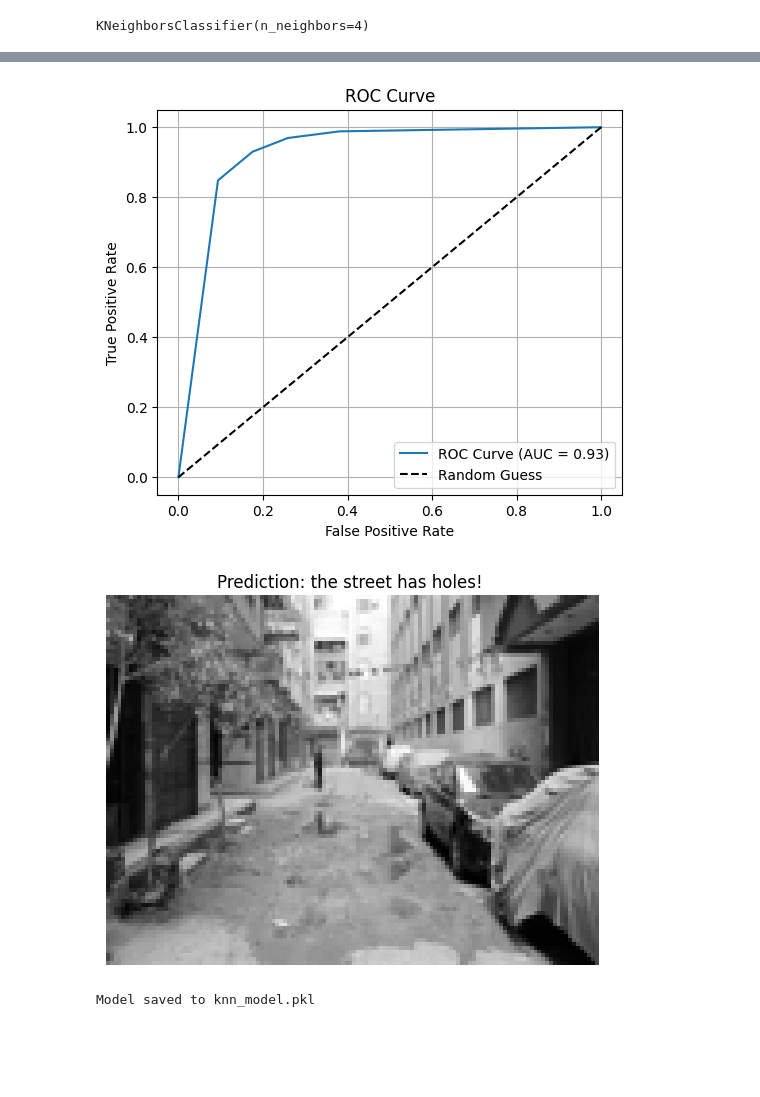
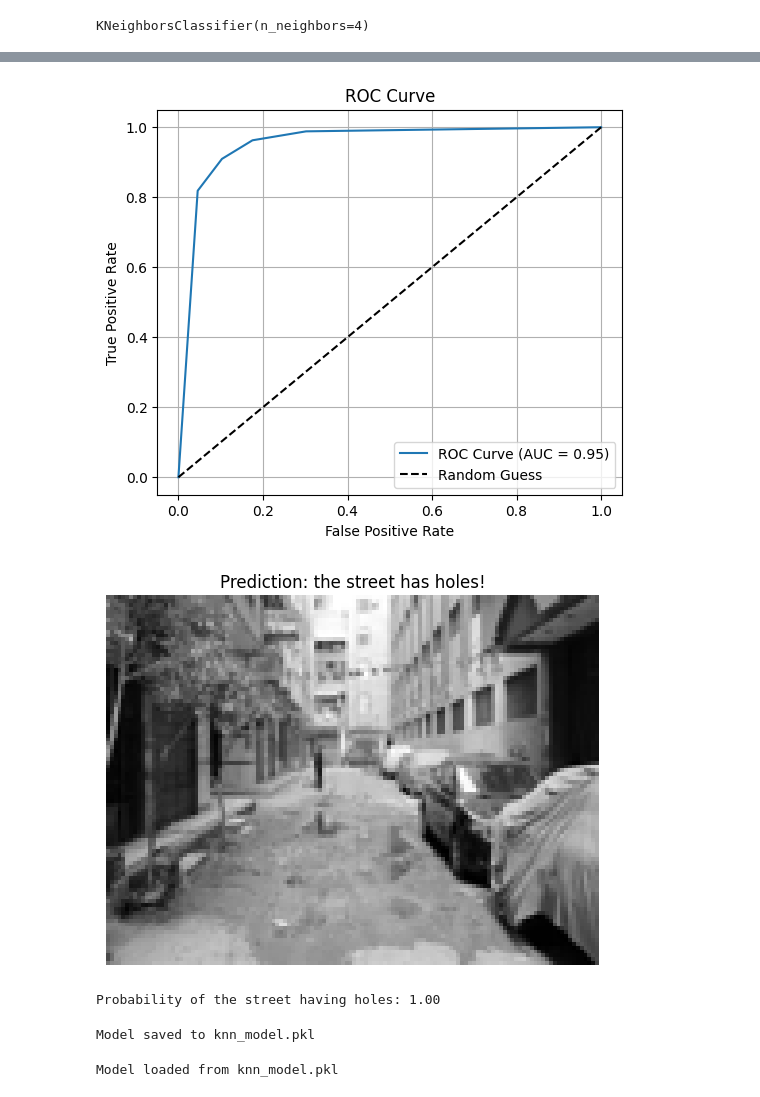
Before and after one commit to MousaAshraf/Street-holes-recognition, a Jupyter notebook: KNN.ipynb, the cells around one changed output, grey strips where cells are left out. Saved outputs shown, nothing was run; the diff lists cells and outputs as text; code cells hidden in the pictures; blank space fills up the shorter version.

Commit message:
Final updates: added scripts, notebooks, and dataset

```diff
--- a/KNN.ipynb
+++ b/KNN.ipynb
@@ -18,9 +18,17 @@ y = df['label']
 X_train, X_test, y_train, y_test = train_test_split(X, y, test_size=0.2, stratify=y, random_state=42)
 # %%
 from sklearn.preprocessing import StandardScaler
+from sklearn.decomposition import PCA
+
+# Standardize the features
 scaler = StandardScaler()
-X_train = scaler.fit_transform(X_train)
-X_test = scaler.transform(X_test)
+X_train_scaled = scaler.fit_transform(X_train)
+X_test_scaled = scaler.transform(X_test)
+
+# Reduce dimensionality with PCA
+pca = PCA(n_components=100)
+X_train = pca.fit_transform(X_train_scaled)
+X_test = pca.transform(X_test_scaled)
 # %%
 knn = KNeighborsClassifier(n_neighbors=4)
 knn.fit(X_train, y_train)
@@ -85,32 +93,40 @@ plt.legend()
 plt.grid(True)
 plt.show()
 # %% [output]
-[figure, old version]
+[figure, new version]
 # %%
 from PIL import Image
 
 def predict_image_pil(image_path):
-    # Open image in grayscale (L mode)
+    # Open image in grayscale
     image = Image.open(image_path).convert('L')
-    # Resize to match the dataset shape (128x96)
+
+    # Resize to match the dataset shape
     w, h = 128, 96
     image = image.resize((w, h))
-    # Convert to numpy array and normalize to [0,1]
+
+    # Convert to array and normalize
     arr = np.array(image) / 255.0
     arr = arr.flatten().reshape(1, -1)
-    # Scale using the same scaler as training data
-    arr = scaler.transform(arr)
-    pred = knn.predict(arr)[0]
-    proba = knn.predict_proba(arr)[0, 1]
+
+    # Apply the same transformations as training
+    arr_scaled = scaler.transform(arr)
+    arr_pca = pca.transform(arr_scaled)
+
+    pred = knn.predict(arr_pca)[0]
+    proba = knn.predict_proba(arr_pca)[0, 1]
+
     return image, pred, proba
 
-img, pred, proba = predict_image_pil(r"C:\Users\mousa\Downloads\OIP.webp")
-
+# Example usage
+img, pred, proba = predict_image_pil(r"c:\Users\mousa\Downloads\OIP.webp")
 plt.imshow(img, cmap='gray')
-label = "the street has holes!" if pred == 1 else "its a good street"
-plt.title(f"Prediction: {label} ")
+label = "the street has holes!" if pred == 1 else "it's a good street"
+plt.title(f"Prediction: {label}")
 plt.axis('off')
 plt.show()
+print(f"Probability of the street having holes: {proba:.2f}")
 # %% [output]
-[figure, old version]
+[figure, new version]
+Probability of the street having holes: 1.00
 # %%
@@ -121,3 +137,9 @@ joblib.dump(knn, model_filename)
 print(f"Model saved to {model_filename}")
 # %% [output]
 Model saved to knn_model.pkl
+# %%
+# Load the model
+loaded_model = joblib.load(model_filename)
+print(f"Model loaded from {model_filename}")
+# %% [output]
+Model loaded from knn_model.pkl
```
Also changed, not shown: parts of 5 cells of this notebook, 2 other files.
